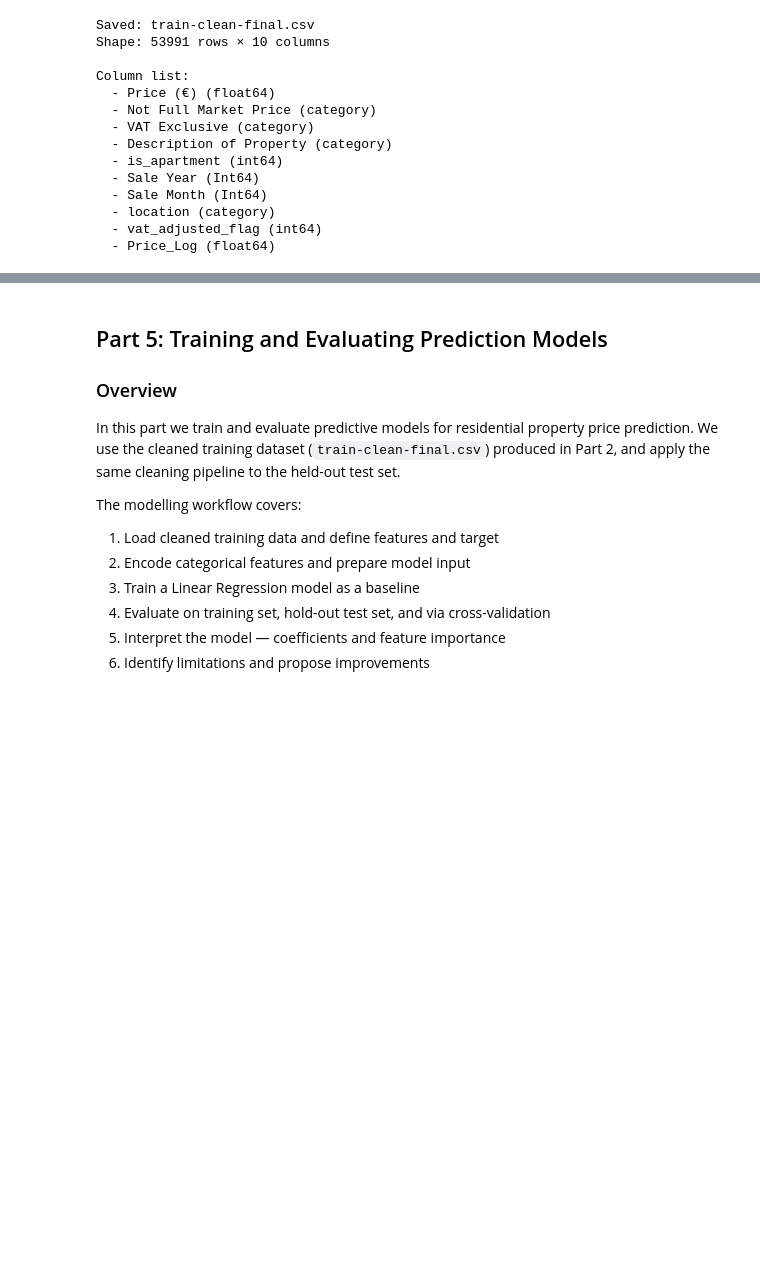
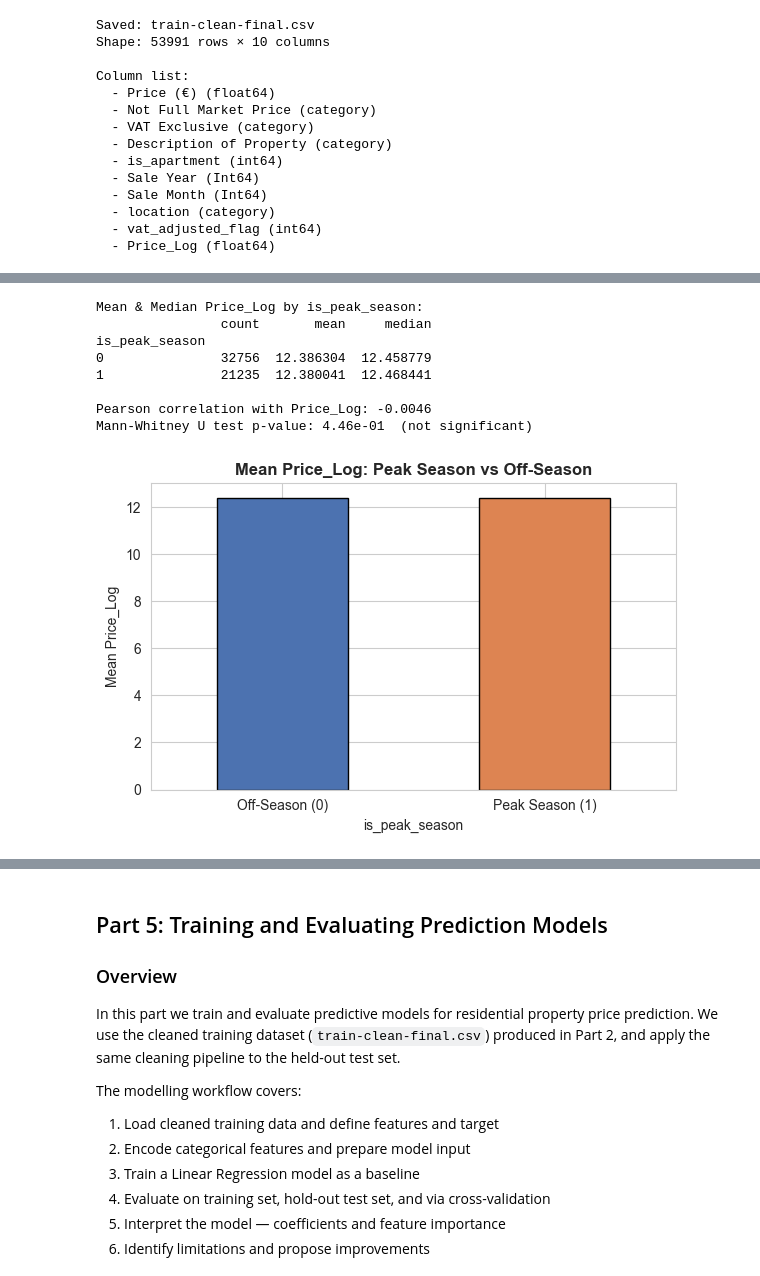
Before and after one commit to ucdda/COMP47350_DataAnalysis, a Jupyter notebook: organize/project.ipynb, the cells around one changed output, grey strips where cells are left out. Drawn from its saved outputs; the diff is of its cells as text; code cells hidden in the pictures; blank space fills up the shorter version.

```diff
--- a/organize/project.ipynb
+++ b/organize/project.ipynb
@@ -1409,0 +1463,36 @@ Column list:
+# %%
+df['is_peak_season'] = df['Sale Month'].between(4, 8).astype(int)
+
+# --- Validation ---
+summary = df.groupby('is_peak_season')['Price_Log'].agg(
+    count='count', mean='mean', median='median'
+)
+print("Mean & Median Price_Log by is_peak_season:")
+print(summary.to_string())
+
+corr = df['is_peak_season'].corr(df['Price_Log'])
+print(f"\nPearson correlation with Price_Log: {corr:.4f}")
+
+group0 = df[df['is_peak_season'] == 0]['Price_Log'].dropna()
+group1 = df[df['is_peak_season'] == 1]['Price_Log'].dropna()
+stat, pval = mannwhitneyu(group1, group0, alternative='two-sided')
+print(f"Mann-Whitney U test p-value: {pval:.2e}  ({'significant' if pval < 0.05 else 'not significant'})")
+
+fig, ax = plt.subplots(figsize=(6, 4))
+df.groupby('is_peak_season')['Price_Log'].mean().plot(
+    kind='bar', ax=ax, color=['#4c72b0', '#dd8452'], edgecolor='black')
+ax.set_title('Mean Price_Log: Peak Season vs Off-Season', fontweight='bold')
+ax.set_xticklabels(['Off-Season (0)', 'Peak Season (1)'], rotation=0)
+ax.set_ylabel('Mean Price_Log')
+plt.tight_layout()
+plt.show()
+# %% [output]
+Mean & Median Price_Log by is_peak_season:
+                count       mean     median
+is_peak_season
+0               32756  12.386304  12.458779
+1               21235  12.380041  12.468441
+
+Pearson correlation with Price_Log: -0.0046
+Mann-Whitney U test p-value: 4.46e-01  (not significant)
+[figure, added]
```
Also changed, not shown: parts of 30 cells of this notebook, 1 other file.
